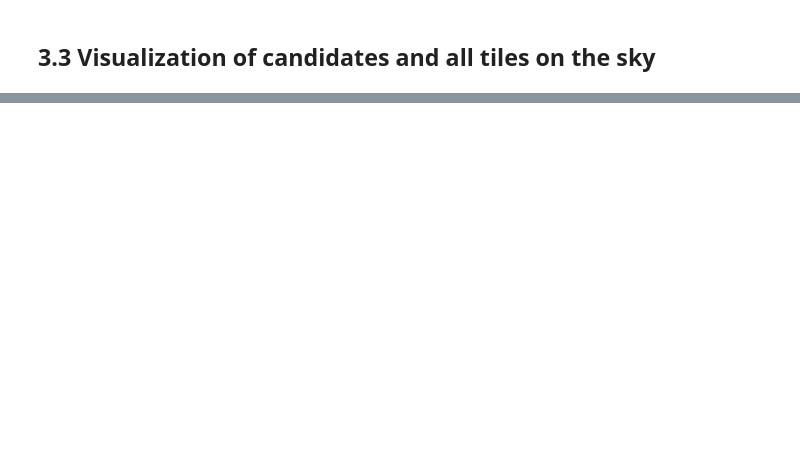
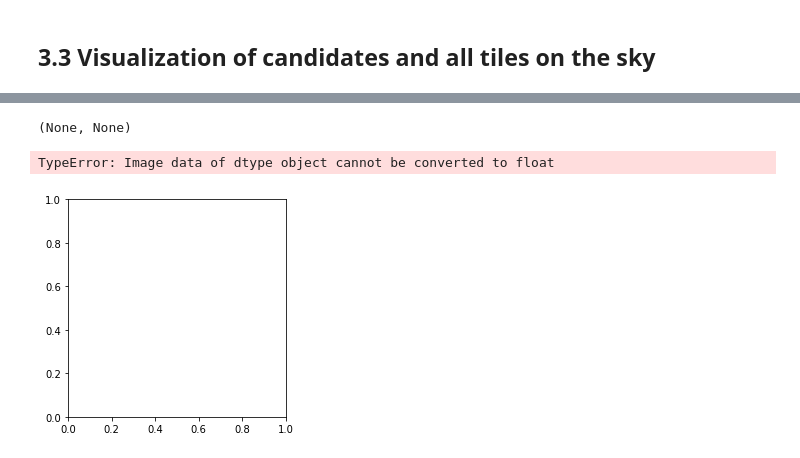
Before and after one commit to AnaHoban/GravitationalLensing2, a Jupyter notebook: Code/Batch Loading/Currently used/cutouts/Cutout_production.ipynb, the cells around one changed output, grey strips where cells are left out. Drawn from its saved outputs; the diff is of its cells as text; code cells hidden in the pictures; blank space fills up the shorter version.

```diff
--- a/Code/Batch Loading/Currently used/cutouts/Cutout_production.ipynb
+++ b/Code/Batch Loading/Currently used/cutouts/Cutout_production.ipynb
@@ -398,0 +549,2 @@ plt.hist(tiles_table['band_nb']);
+# %%
+scratch = os.path.expandvars('$SCRATCH')
@@ -398,0 +588,49 @@ plt.hist(tiles_table['band_nb']);
+# %%
+cutout_size = 130
+def create_cutouts(img, x, y):#, band):
+    ''' Creates the image and weight cutouts given a tile, the position of the center and the band '''
+
+    img_cutout = Cutout2D(img.data, (x, y), cutout_size, mode="partial", fill_value=0).data
+    if np.count_nonzero(np.isnan(img_cutout)) >= 0.05*cutout_size**2 or np.count_nonzero(img_cutout) == 0: # Don't use this cutout
+        return (None, None)
+    #wt_cutout = Cutout2D(wt.data, (x, y), cutout_size, mode="partial", fill_value=0).data
+    img_cutout[np.isnan(img_cutout)] = 0
+    #wt_cutout[np.isnan(wt_cutout)] = 0
+
+    img_lower = np.percentile(img_cutout, 0.001)
+    #img_lower = np.min(img_cutout)
+    img_upper = np.percentile(img_cutout, 99.999)
+
+    img_cutout[img_cutout<img_lower] = img_lower
+    img_cutout[img_cutout>img_upper] = img_upper
+
+
+    if img_lower == img_upper:
+        img_norm = np.zeros((cutout_size, cutout_size))
+    else:
+        img_norm = (img_cutout - np.min(img_cutout)) / (img_upper - img_lower)
+        #inorms.append(1/(img_upper - img_lower))
+
+    #if band in ["i", "g", 'z']: # Alter weights for PS1
+        #wt_norm = (wt_cutout - np.min(wt_cutout)) / (img_upper - img_lower)
+        #wnorms.append(1/(img_upper - img_lower))
+    #else: # Do not alter weights for CFIS
+        #wt_norm = wt_cutout
+    return img_norm
+    #return (img_norm, wt_norm)
+# %%
+img_u = hdul_u[0]
+img_r = hdul_r[0]
+img_i = hdul_i[0]
+#img_z = hdul_z[0]
+img_g = hdul_g[0]
+# %%
+img
+# %% [output]
+(None, None)
+# %%
+img = create_cutouts(img_i,x,y)
+plt.imshow(img)
+# %% [output]
+TypeError: Image data of dtype object cannot be converted to float
+[figure, added]
```
Also changed, not shown: parts of 54 cells of this notebook, 13 other files.
